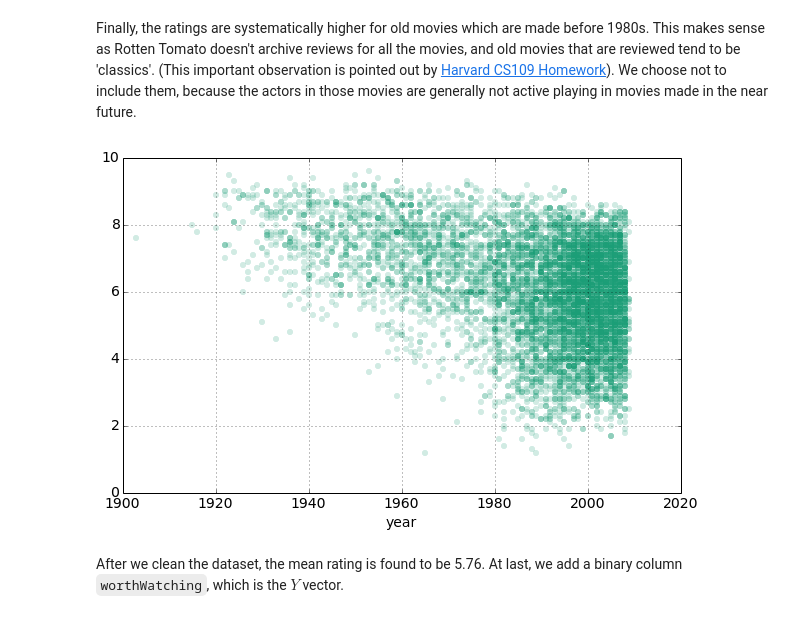
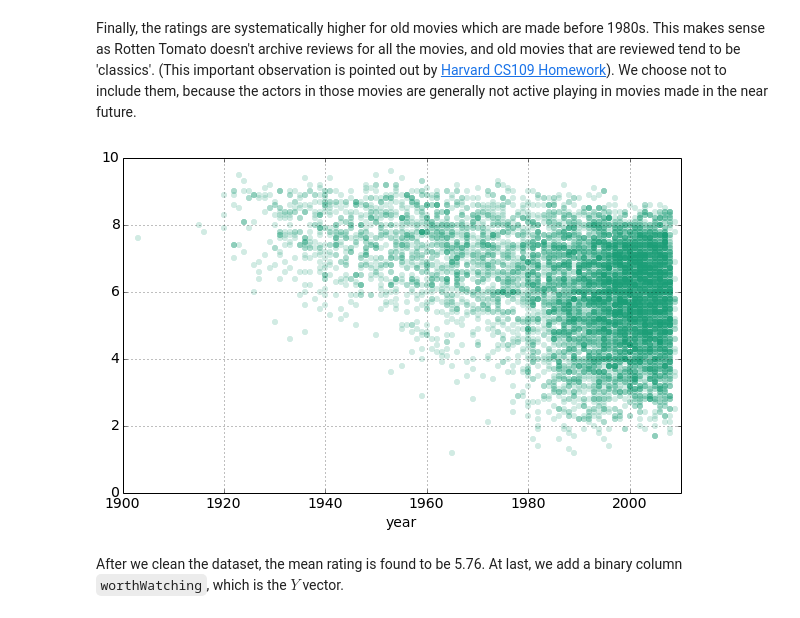
Before and after one commit to kuangchen/DataScienceProject, a Jupyter notebook: Is Next Movie Worth Watching?/Is the next movie worth watching?.ipynb, the cells around one changed output. Drawn from its saved outputs; the diff is of its cells as text; code cells hidden in the pictures.

```diff
--- a/Is Next Movie Worth Watching?/Is the next movie worth watching?.ipynb
+++ b/Is Next Movie Worth Watching?/Is the next movie worth watching?.ipynb
@@ -127,10 +139,10 @@ movie_df = movie_df[movie_df.rtAllCriticsRating>0.1]
 # %% [markdown]
 Finally, the ratings are systematically higher for old movies which are made before 1980s. This makes sense as Rotten Tomato doesn't archive reviews for all the movies, and old movies that are reviewed tend to be 'classics'. (This important observation is pointed out by [Harvard CS109 Homework](http://nbviewer.ipython.org/github/cs109/content/blob/master/HW3_solutions.ipynb)). We choose not to include them, because the actors in those movies are generally not active playing in movies made in the near future.
 # %%
-movie_df.plot(x="year", y='rtAllCriticsRating', style='o', ylim=(0, 10), mec='None', alpha=0.2)
+movie_df.plot(x="year", y='rtAllCriticsRating', style='o', ylim=(0, 10), mec='None', alpha=0.2, xlim=(1900, 2010))
 movie_df = movie_df[movie_df.year >= 1980]
 # %% [output]
-[figure, old version]
+[figure, new version]
 # %% [markdown]
 After we clean the dataset, the mean rating is found to be 5.76. At last, we add a binary column <code>worthWatching</code>, which is the $Y$ vector.
 # %%
```
Also changed, not shown: parts of 24 cells of this notebook.
